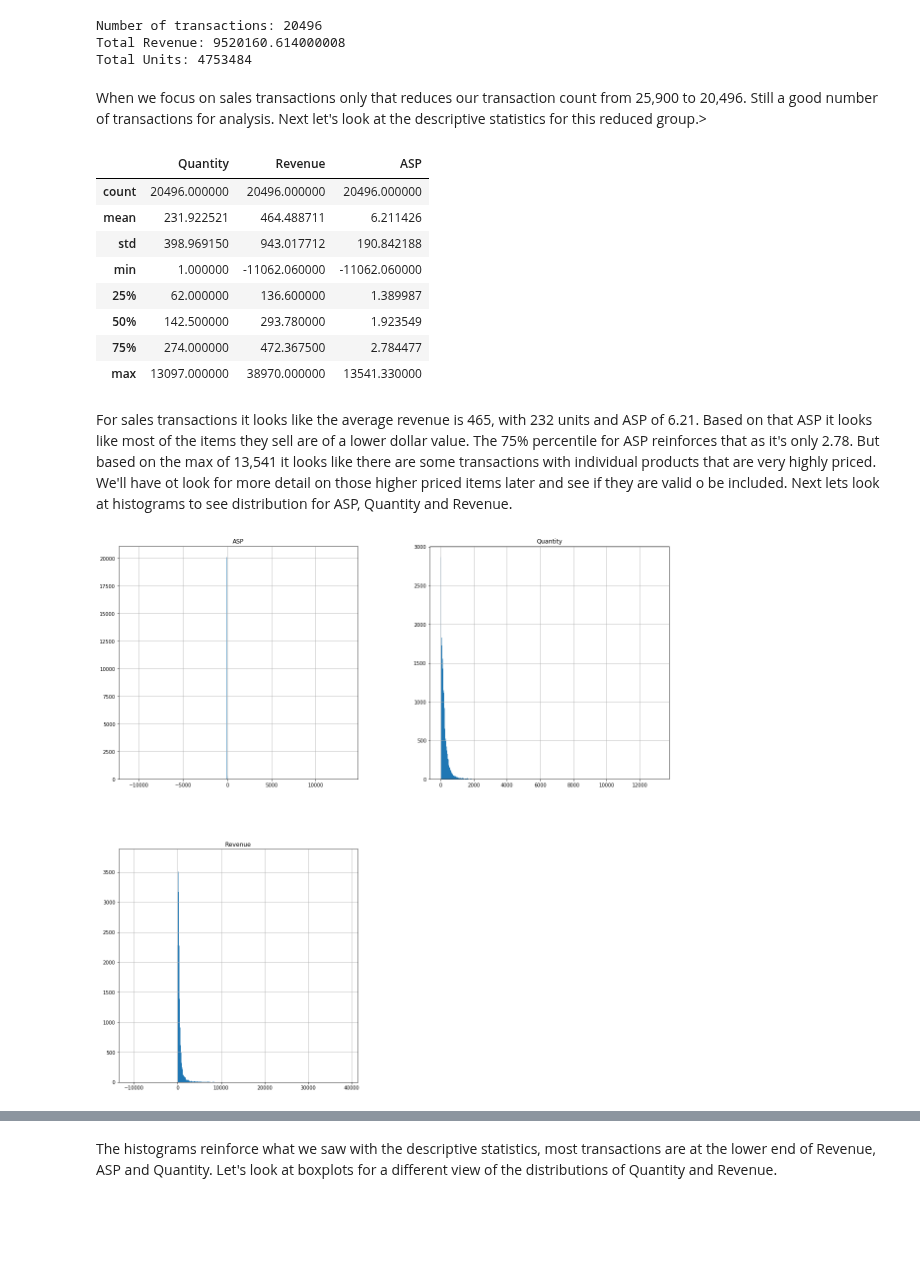
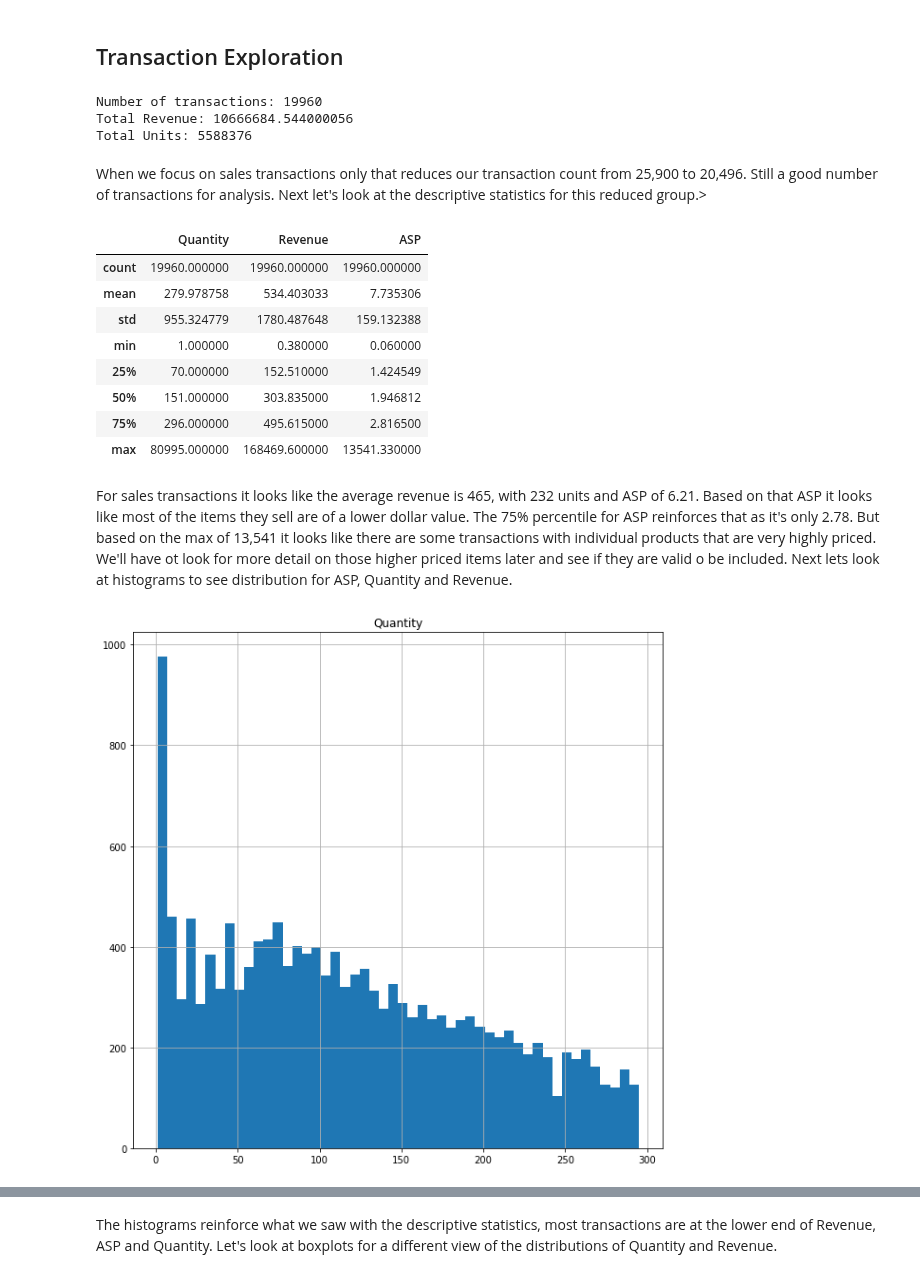
Before and after one commit to zinrion/Thinkful-Projects, a Jupyter notebook: Online Retail Exploration.ipynb, the cells around one changed output, grey strips where cells are left out. Saved outputs shown, nothing was run; the diff lists cells and outputs as text; code cells hidden in the pictures; blank space fills up the shorter version.

Commit message:
Upload exploration

```diff
--- a/Online Retail Exploration.ipynb
+++ b/Online Retail Exploration.ipynb
@@ -18,3 +53,5 @@ Index(['InvoiceNo', 'StockCode', 'Description', 'Quantity', 'InvoiceDate',
+# %%
+data['InvoiceDate'] = pd.to_datetime(data['InvoiceDate'])
 # %%
 # See the first 5 rows of data
 data.head()
@@ -123,0 +65,13 @@ sales_trans_grouped['ASP'] = sales_trans_grouped["Revenue"]/ sales_trans_grouped
+# %%
+# Add a revenue column, multiplying quanity and unit price. Also exclude returns and focus on sales only
+data = data.loc[(data['Quantity'] >0) & (data['UnitPrice'] >0)]
+data["Revenue"] = data['Quantity'] * data['UnitPrice']
+# %%
+# Add several views of the date information, Day of Week, Hour, etc.
+data['Day of Week'] = data["InvoiceDate"].dt.weekday_name
+data['Week of Year'] = data["InvoiceDate"].dt.weekofyear
+data['Week of Year'] = data["InvoiceDate"].dt.weekofyear
+data['Month'] = data["InvoiceDate"].dt.month
+data['Hour'] = data["InvoiceDate"].dt.hour
+data['Year'] = data["InvoiceDate"].dt.year
+data['Day of Week Number'] = data['InvoiceDate'].dt.weekday
@@ -124,9 +224,18 @@ sales_trans_grouped['ASP'] = sales_trans_grouped["Revenue"]/ sales_trans_grouped
+# %% [markdown]
+## Transaction Exploration
+# %%
+#Regroup sales transactions
+sales_trans_grouped = data.groupby('InvoiceNo')['Quantity','Revenue'].sum()
+sales_trans_grouped['ASP'] = sales_trans_grouped["Revenue"]/ sales_trans_grouped['Quantity']
+
+trans_grouped_75_quantity = sales_trans_grouped.loc[sales_trans_grouped["Quantity"] < sales_trans_grouped.Quantity.quantile(.75)]
+trans_grouped_75_revenue = sales_trans_grouped.loc[sales_trans_grouped["Revenue"] < sales_trans_grouped.Revenue.quantile(.75)]
 # %%
 # Look at number of transactions
 print('Number of transactions: {}'.format(len(sales_trans_grouped)))
 print('Total Revenue: {}'.format(sum(sales_trans_grouped['Revenue'])))
 print('Total Units: {}'.format(sum(sales_trans_grouped['Quantity'])))
 # %% [output]
-Number of transactions: 20496
-Total Revenue: 9520160.614000008
-Total Units: 4753484
+Number of transactions: 19960
+Total Revenue: 10666684.544000056
+Total Units: 5588376
@@ -136,18 +248,18 @@ When we focus on sales transactions only that reduces our transaction count from
 sales_trans_grouped.describe()
 # %% [output]
 |  | Quantity | Revenue | ASP |
-| count | 20496.000000 | 20496.000000 | 20496.000000 |
-| mean | 231.922521 | 464.488711 | 6.211426 |
-| std | 398.969150 | 943.017712 | 190.842188 |
-| min | 1.000000 | -11062.060000 | -11062.060000 |
-| 25% | 62.000000 | 136.600000 | 1.389987 |
-| 50% | 142.500000 | 293.780000 | 1.923549 |
-| 75% | 274.000000 | 472.367500 | 2.784477 |
-| max | 13097.000000 | 38970.000000 | 13541.330000 |
+| count | 19960.000000 | 19960.000000 | 19960.000000 |
+| mean | 279.978758 | 534.403033 | 7.735306 |
+| std | 955.324779 | 1780.487648 | 159.132388 |
+| min | 1.000000 | 0.380000 | 0.060000 |
+| 25% | 70.000000 | 152.510000 | 1.424549 |
+| 50% | 151.000000 | 303.835000 | 1.946812 |
+| 75% | 296.000000 | 495.615000 | 2.816500 |
+| max | 80995.000000 | 168469.600000 | 13541.330000 |
 # %% [markdown]
 For sales transactions it looks like the average revenue is 465, with 232 units and ASP of 6.21.  Based on that ASP it looks like most of the items they sell are of a lower dollar value.  The 75% percentile for ASP reinforces that as it's only 2.78.  But based on the max of 13,541 it looks like there are some transactions with individual products that are very highly priced. We'll have ot look for more detail on those higher priced items later and see if they are valid o be included. Next lets look at histograms to see distribution for ASP, Quantity and Revenue.
 # %%
-sales_trans_grouped.hist(bins=500, figsize=(20,20))
+trans_grouped_75_quantity.hist(column='Quantity',bins=50, figsize=(10,10))
 plt.show()
 # %% [output]
-[figure, old version]
+[figure, new version]
```
Also changed, not shown: parts of 92 cells of this notebook.
